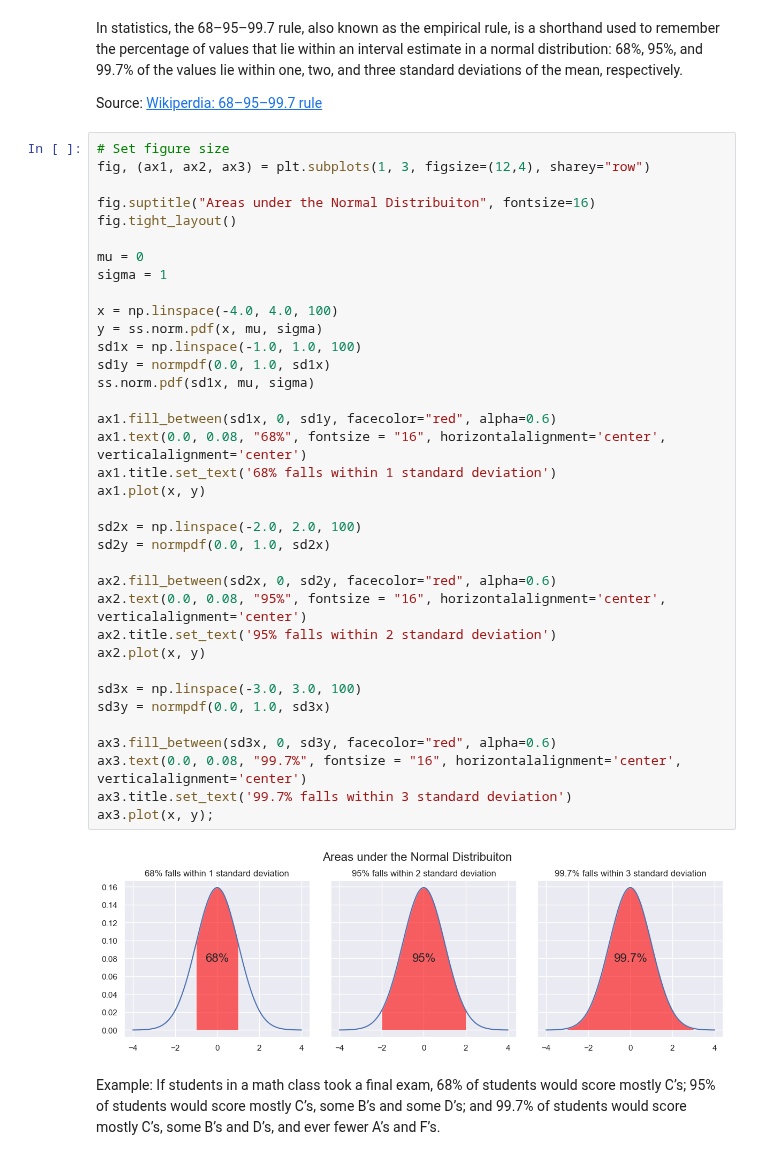
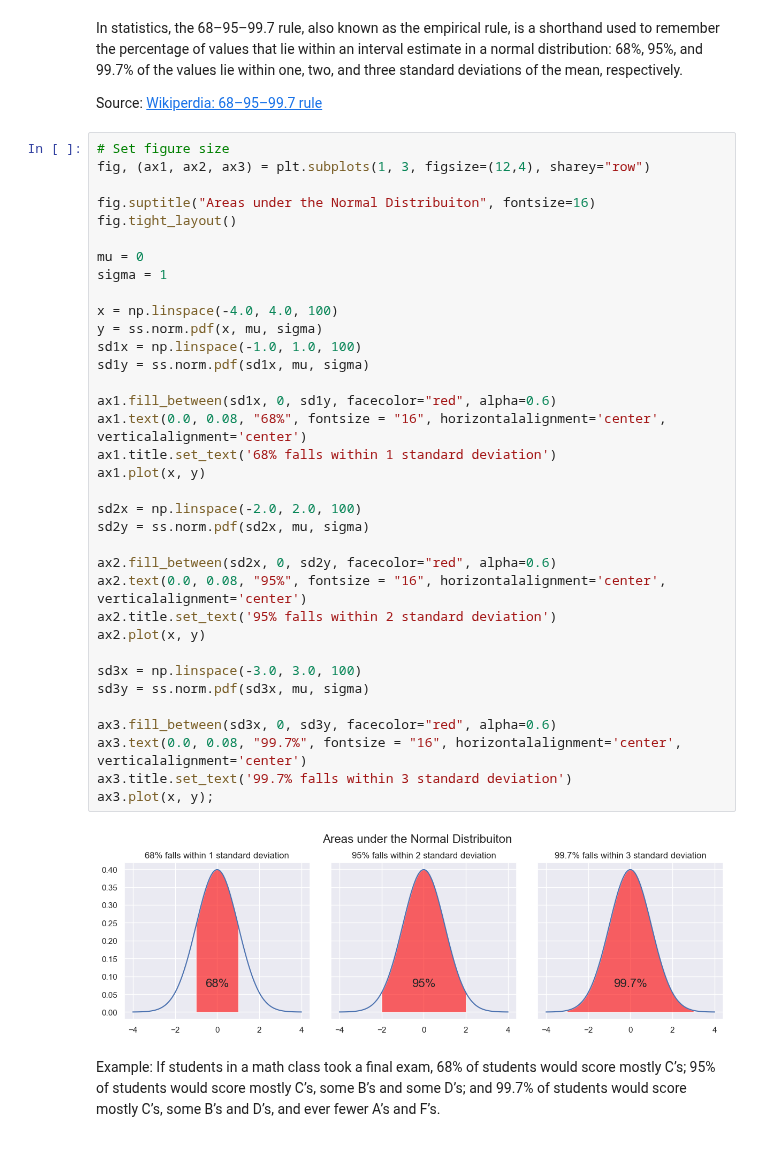
Before and after one commit to ShaneOG2/fund-data-analysis-assessment, a Jupyter notebook: Practicals/Normal Distribution Notebook.ipynb, the cells around one changed output. Drawn from its saved outputs; the diff is of its cells as text.

```diff
--- a/Practicals/Normal Distribution Notebook.ipynb
+++ b/Practicals/Normal Distribution Notebook.ipynb
@@ -236,38 +259,37 @@ fig, (ax1, ax2, ax3) = plt.subplots(1, 3, figsize=(12,4), sharey="row")
 
 fig.suptitle("Areas under the Normal Distribuiton", fontsize=16)
 fig.tight_layout()
 
 mu = 0
 sigma = 1
 
 x = np.linspace(-4.0, 4.0, 100)
 y = ss.norm.pdf(x, mu, sigma)
 sd1x = np.linspace(-1.0, 1.0, 100)
-sd1y = normpdf(0.0, 1.0, sd1x)
-ss.norm.pdf(sd1x, mu, sigma)
+sd1y = ss.norm.pdf(sd1x, mu, sigma)
 
 ax1.fill_between(sd1x, 0, sd1y, facecolor="red", alpha=0.6)
 ax1.text(0.0, 0.08, "68%", fontsize = "16", horizontalalignment='center', verticalalignment='center')
 ax1.title.set_text('68% falls within 1 standard deviation')
 ax1.plot(x, y)
 
 sd2x = np.linspace(-2.0, 2.0, 100)
-sd2y = normpdf(0.0, 1.0, sd2x)
+sd2y = ss.norm.pdf(sd2x, mu, sigma)
 
 ax2.fill_between(sd2x, 0, sd2y, facecolor="red", alpha=0.6)
 ax2.text(0.0, 0.08, "95%", fontsize = "16", horizontalalignment='center', verticalalignment='center')
 ax2.title.set_text('95% falls within 2 standard deviation')
 ax2.plot(x, y)
 
 sd3x = np.linspace(-3.0, 3.0, 100)
-sd3y = normpdf(0.0, 1.0, sd3x)
+sd3y = ss.norm.pdf(sd3x, mu, sigma)
 
 ax3.fill_between(sd3x, 0, sd3y, facecolor="red", alpha=0.6)
 ax3.text(0.0, 0.08, "99.7%", fontsize = "16", horizontalalignment='center', verticalalignment='center')
 ax3.title.set_text('99.7% falls within 3 standard deviation')
 ax3.plot(x, y);
 # %% [output]
-[figure, old version]
+[figure, new version]
 # %% [markdown]
 Example: If students in a math class took a final exam, 68% of students would score mostly C’s; 95% of students would score mostly C’s, some B’s and some D’s; and 99.7% of students would score mostly C’s, some B’s and D’s, and ever fewer A’s and F’s.
 # %% [markdown]
```
Also changed, not shown: parts of 10 cells of this notebook.
